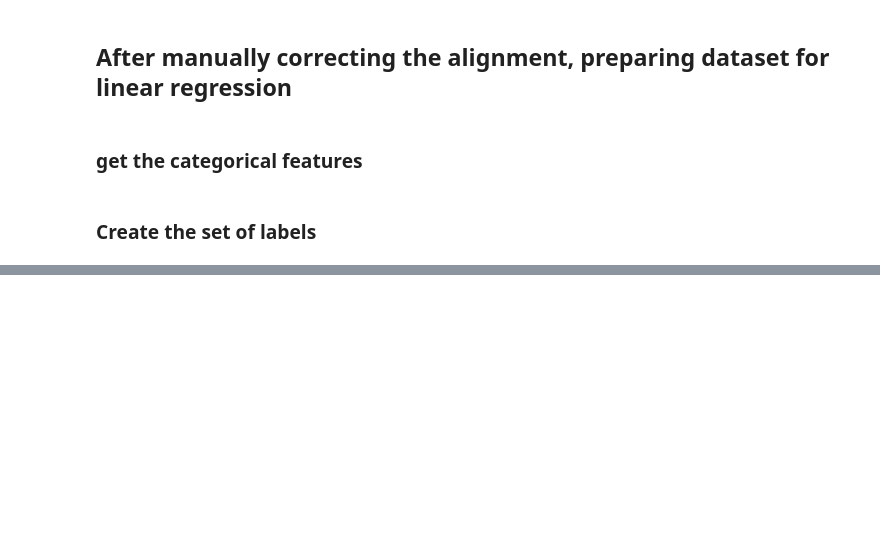
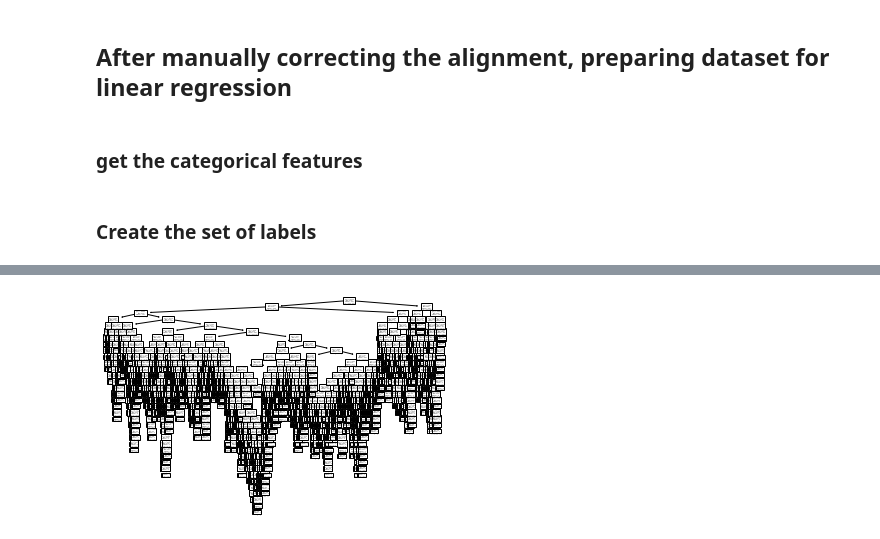
Before and after one commit to EvanSamaa/jali_sing, a Jupyter notebook: Learning about brow and eyes.ipynb, the cells around one changed output, grey strips where cells are left out. Cells and saved outputs as stored; diff of their text form; code cells hidden in the pictures; blank space fills up the shorter version.

```diff
--- a/Learning about brow and eyes.ipynb
+++ b/Learning about brow and eyes.ipynb
@@ -408,0 +411,5 @@ from matplotlib import pyplot as plt
+# %%
+sk.tree.plot_tree(reg)
+clf = reg
+# %% [output]
+[figure, added]
```
Also changed, not shown: parts of 6 cells of this notebook, 2 other files.
